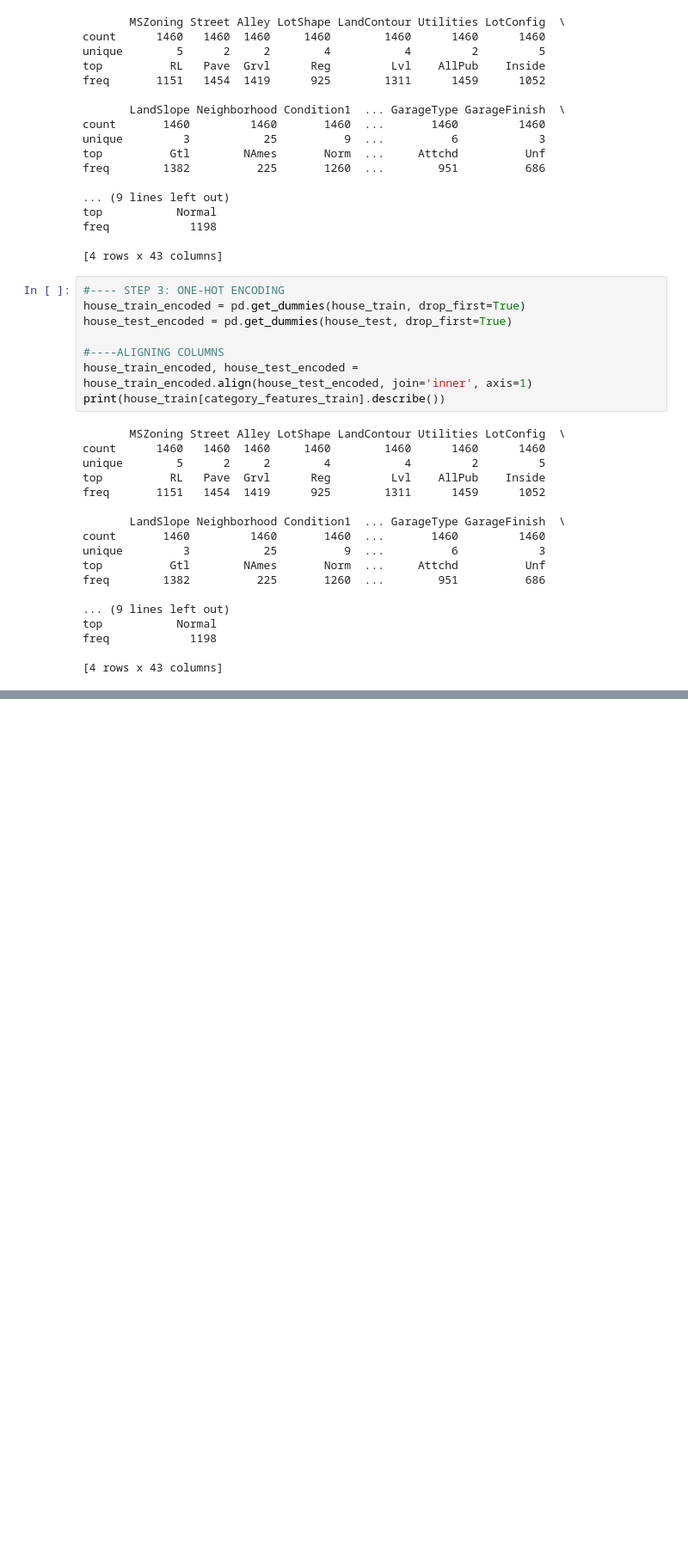
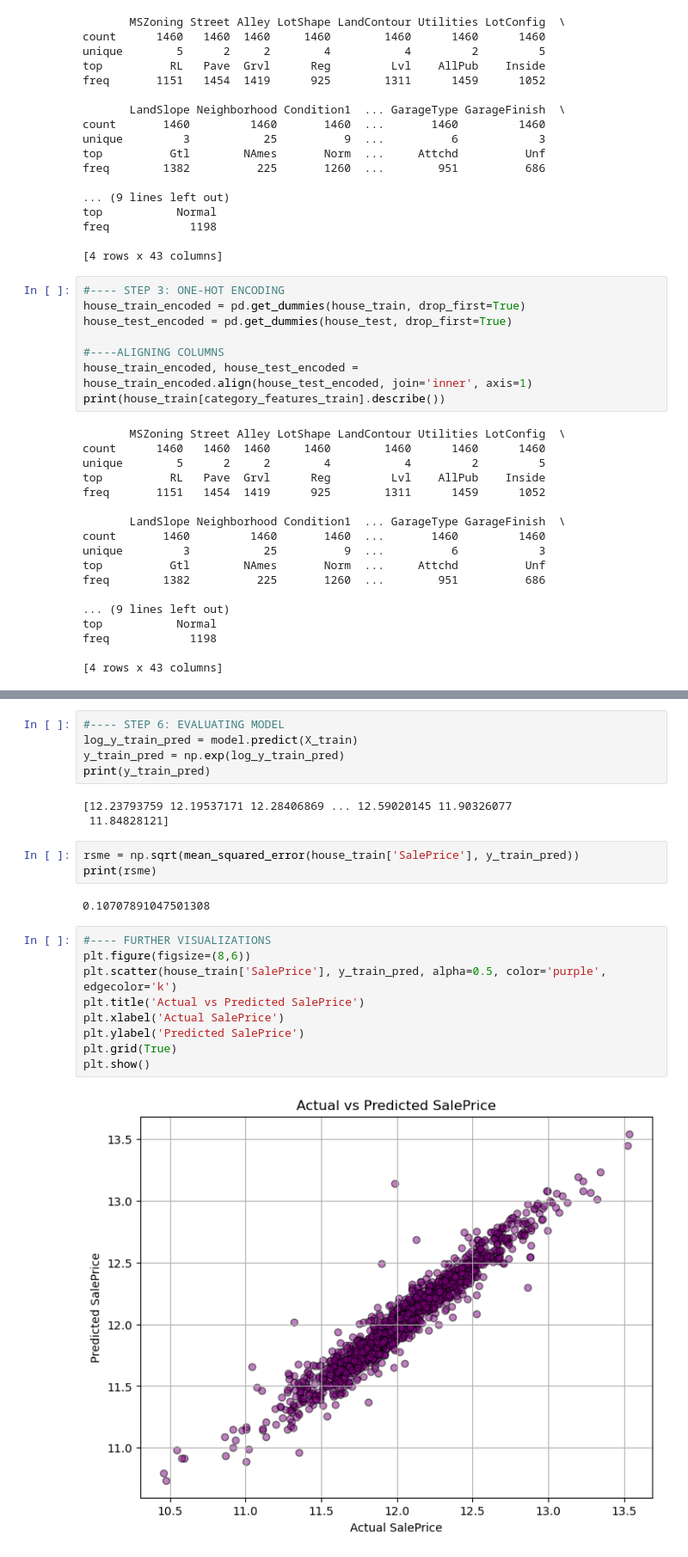
Before and after one commit to KailieField/comp3122_assignment3, a Jupyter notebook: assignment3.ipynb, the cells around one changed output, grey strips where cells are left out. Shown at 86% size. Saved outputs shown, nothing was run; the diff lists cells and outputs as text; blank space fills up the shorter version.

```diff
--- a/assignment3.ipynb
+++ b/assignment3.ipynb
@@ -135,0 +146,24 @@ LinearRegression()
+# %%
+#---- STEP 6: EVALUATING MODEL
+log_y_train_pred = model.predict(X_train)
+y_train_pred = np.exp(log_y_train_pred)
+print(y_train_pred)
+# %% [output]
+[12.23793759 12.19537171 12.28406869 ... 12.59020145 11.90326077
+ 11.84828121]
+# %%
+rsme = np.sqrt(mean_squared_error(house_train['SalePrice'], y_train_pred))
+print(rsme)
+# %% [output]
+0.10707891047501308
+# %%
+#---- FURTHER VISUALIZATIONS
+plt.figure(figsize=(8,6))
+plt.scatter(house_train['SalePrice'], y_train_pred, alpha=0.5, color='purple', edgecolor='k')
+plt.title('Actual vs Predicted SalePrice')
+plt.xlabel('Actual SalePrice')
+plt.ylabel('Predicted SalePrice')
+plt.grid(True)
+plt.show()
+# %% [output]
+[figure, added]
```
Also changed, not shown: parts of 3 cells of this notebook, 1 other file.
